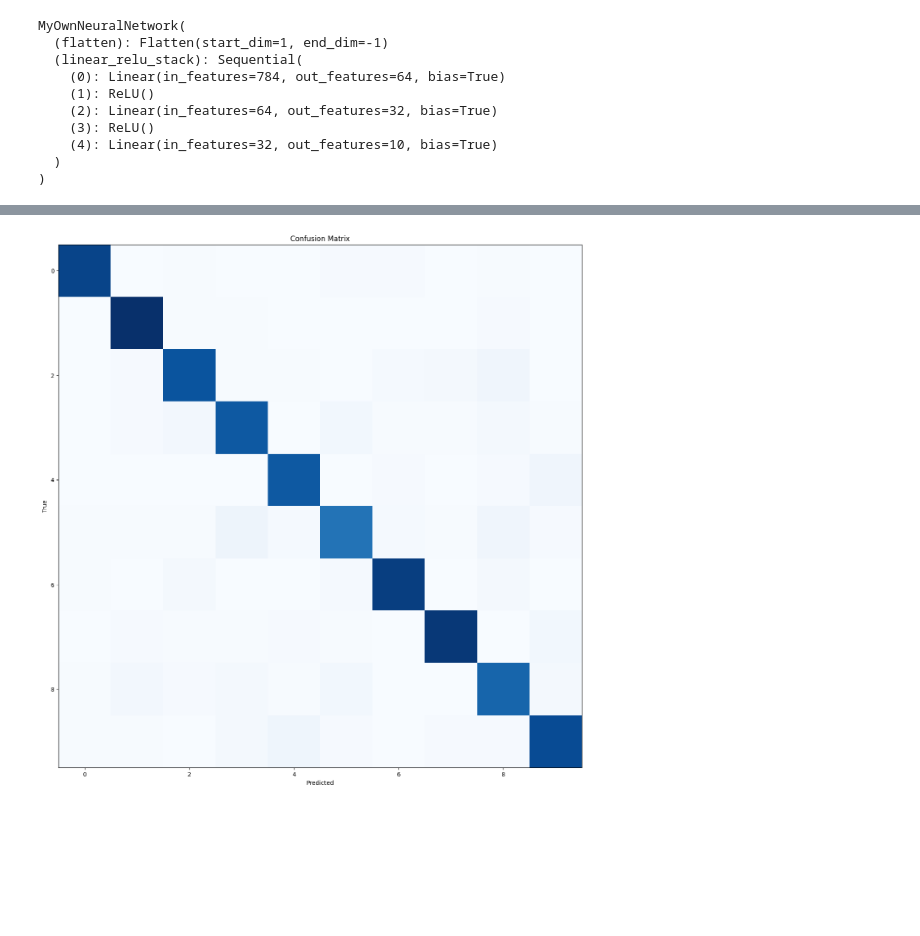
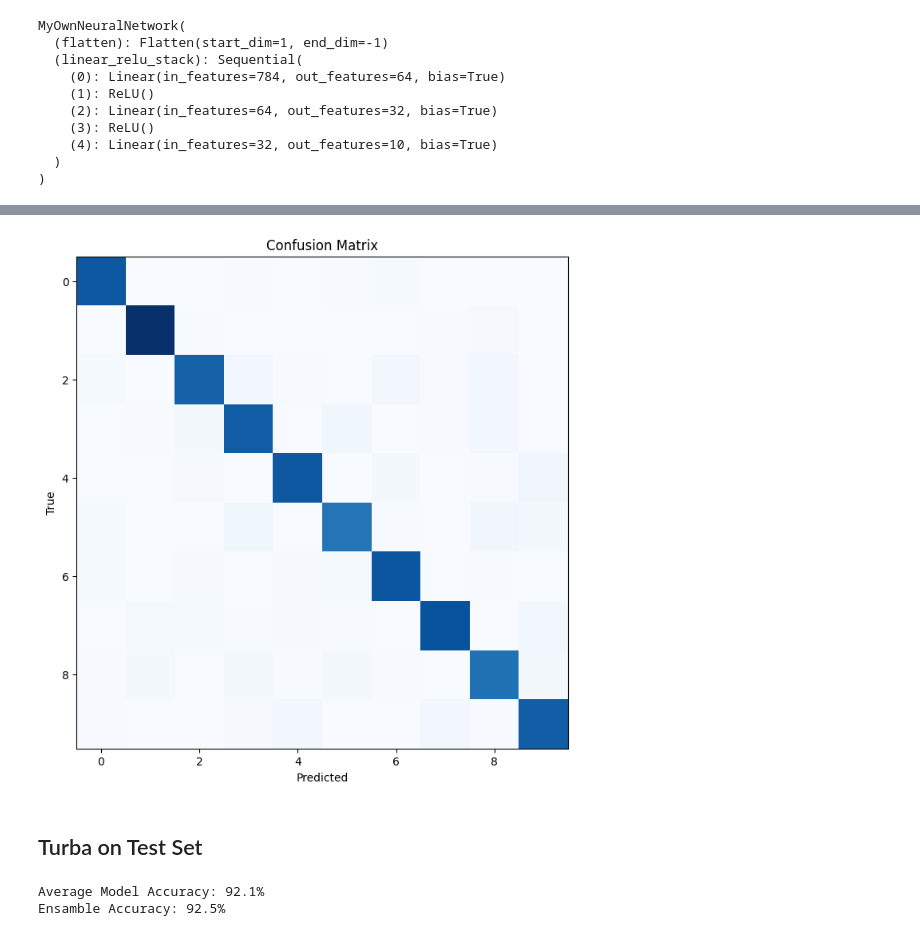
Before and after one commit to EthanSchmitt7/turbanet-capstone, a Jupyter notebook: comparisons/mnist/mnist.ipynb, the cells around one changed output, grey strips where cells are left out. Cells and saved outputs as stored; diff of their text form; code cells hidden in the pictures; blank space fills up the shorter version.

```diff
--- a/comparisons/mnist/mnist.ipynb
+++ b/comparisons/mnist/mnist.ipynb
@@ -372,5 +236,5 @@ plt.show()
 # %%
 ## Checking if the GPU is being used properly.
-device = torch.device("cuda" if torch.cuda.is_available() else "cpu")
+device = torch.device("cuda" if torch.cuda.is_available() and not CPU else "cpu")
 print("Using device:", device)
 # %% [output]
@@ -398,12 +264,8 @@ class MyOwnNeuralNetwork(nn.Module):
         return logits
 
 
-model = MyOwnNeuralNetwork().to(device)
-print(model)
-
-model = model.cuda()
-torch.backends.cudnn.benchmark = True
-torch.cuda.set_device(0)
+torch_model = MyOwnNeuralNetwork().to(device)
+print(torch_model)
 # %% [output]
 MyOwnNeuralNetwork(
   (flatten): Flatten(start_dim=1, end_dim=-1)
@@ -494 +459,12 @@ def pytorch_validation(dataloader, model, loss_fn):
+# %%
+X_train_turba = np.zeros((33600, 5, 784))
+y_train_turba = np.zeros((33600, 5, 10))
+
+# Random Bootstrapping with resampling
+x = X_train.numpy()
+y = y_train.numpy()
+for i in range(SWARM_SIZE):
+    index = np.random.randint(0, X_train.shape[0], X_train.shape[0])
+    X_train_turba[:, i] = x[index]
+    y_train_turba[:, i] = y[index]
 # %%
@@ -578,9 +674,13 @@ plt.show()
 # %%
-# Run on test set
-y_pred = np.empty((0, 1))
-y_true = np.empty((0, 1))
+# Run Torch model on test set
+torch_y_pred = np.empty((0, 1))
+torch_y_true = np.empty((0, 1))
 for batch, (X, y) in enumerate(test_dataloader):
     X, y = X.to(device), y.to(device)
-    pred = model(X)
-    y_pred = np.append(y_pred, pred.argmax(1).cpu().numpy().reshape(-1, 1), axis=0)
-    y_true = np.append(y_true, y.argmax(1).cpu().numpy().reshape(-1, 1), axis=0)
+    pred = torch_model(X)
+    torch_y_pred = np.append(torch_y_pred, pred.argmax(1).cpu().numpy().reshape(-1, 1), axis=0)
+    torch_y_true = np.append(torch_y_true, y.argmax(1).cpu().numpy().reshape(-1, 1), axis=0)
+
+# Total accuracy on test set
+torch_accuracy = (torch_y_pred == torch_y_true).mean()
+print(f"PyTorch Model Accuracy: {(100 * torch_accuracy):>0.1f}%")
@@ -587,16 +689,45 @@ for batch, (X, y) in enumerate(test_dataloader):
 # %%
 # Plot confusion matrix
-cm = confusion_matrix(y_true, y_pred, labels=[0, 1, 2, 3, 4, 5, 6, 7, 8, 9])
+cm = confusion_matrix(torch_y_true, torch_y_pred, labels=[0, 1, 2, 3, 4, 5, 6, 7, 8, 9])
 
-figure = plt.figure(figsize=(16, 16))
+figure = plt.figure(figsize=(8, 8))
 
 ax = figure.add_subplot(1, 1, 1)
 
 ax.imshow(cm, interpolation="nearest", cmap=plt.cm.Blues)
 ax.set_title("Confusion Matrix")
 ax.set_xlabel("Predicted")
 ax.set_ylabel("True")
 
 plt.show()
 # %% [output]
-[figure, old version]
+[figure, new version]
+# %% [markdown]
+## Turba on Test Set
+# %%
+# Run Turba models on test set
+turba_y_pred_models = np.empty((SWARM_SIZE, 0))
+turba_y_pred_ensamble = np.empty((0, 0))
+turba_y_true = np.empty((0, 0))
+for X, y in test_dataloader:
+    X = np.expand_dims(X.numpy(), 0).repeat(len(turba_models), axis=0)
+    y = np.expand_dims(y.numpy(), 0).repeat(len(turba_models), axis=0)
+
+    prediction = turba_models.predict(X)
+    model_predictions = prediction.argmax(axis=2)
+    ensamble_prediction = prediction.mean(axis=0).argmax(axis=1)
+    truth = np.argmax(y[0], axis=1)
+
+    turba_y_pred_models = np.append(turba_y_pred_models, model_predictions, axis=1)
+    turba_y_pred_ensamble = np.append(turba_y_pred_ensamble, ensamble_prediction)
+    turba_y_true = np.append(turba_y_true, truth)
+
+# Average total accuracy on test set
+turba_model_accuracies = (turba_y_pred_models == turba_y_true).mean(axis=1)
+turba_ensamble_accuracy = (turba_y_pred_ensamble == turba_y_true).mean()
+turba_model_avg_accuracy = np.mean(turba_model_accuracies)
+print(f"Average Model Accuracy: {(100 * np.mean(turba_model_avg_accuracy)):>0.1f}%")
+print(f"Ensamble Accuracy: {(100 * np.mean(turba_ensamble_accuracy)):>0.1f}%")
+# %% [output]
+Average Model Accuracy: 92.1%
+Ensamble Accuracy: 92.5%
```
Also changed, not shown: parts of 60 cells of this notebook.
